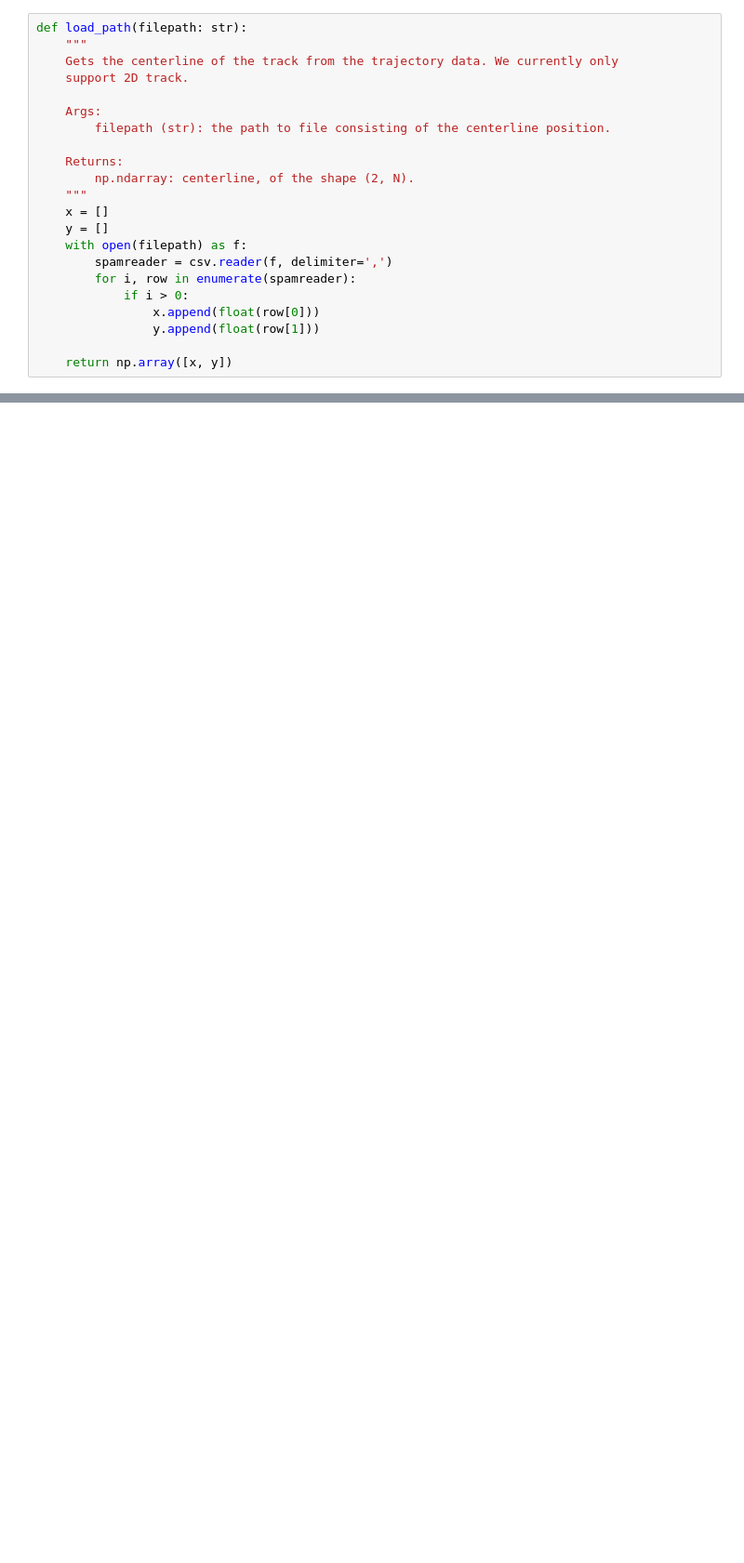
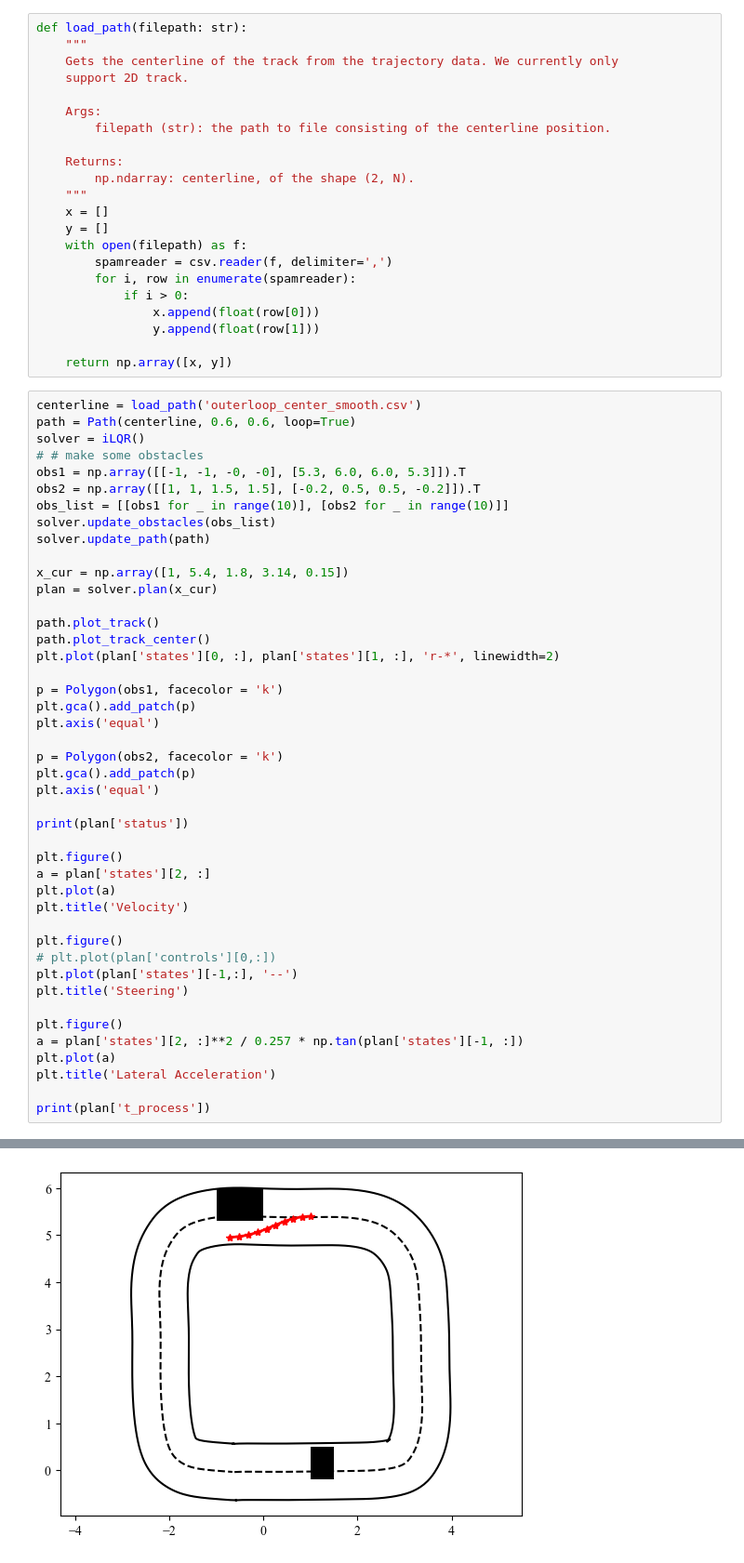
Before and after one commit to SafeRoboticsLab/PrincetonRaceCar_planning, a Jupyter notebook: ilqr_planning_ros/scripts/planner/test_ilqr.ipynb, the cells around one changed output, grey strips where cells are left out. Shown at 93% size. Drawn from its saved outputs; the diff is of its cells as text; blank space fills up the shorter version.

Commit message:
update obstacle with hpp fcl

```diff
--- a/ilqr_planning_ros/scripts/planner/test_ilqr.ipynb
+++ b/ilqr_planning_ros/scripts/planner/test_ilqr.ipynb
@@ -39,3 +45,48 @@ def load_path(filepath: str):
                 y.append(float(row[1]))
 
     return np.array([x, y])
+# %%
+centerline = load_path('outerloop_center_smooth.csv')
+path = Path(centerline, 0.6, 0.6, loop=True)
+solver = iLQR()
+# # make some obstacles
+obs1 = np.array([[-1, -1, -0, -0], [5.3, 6.0, 6.0, 5.3]]).T
+obs2 = np.array([[1, 1, 1.5, 1.5], [-0.2, 0.5, 0.5, -0.2]]).T
+obs_list = [[obs1 for _ in range(10)], [obs2 for _ in range(10)]]
+solver.update_obstacles(obs_list)
+solver.update_path(path)
+
+x_cur = np.array([1, 5.4, 1.8, 3.14, 0.15])
+plan = solver.plan(x_cur)
+
+path.plot_track()
+path.plot_track_center()
+plt.plot(plan['states'][0, :], plan['states'][1, :], 'r-*', linewidth=2)
+
+p = Polygon(obs1, facecolor = 'k')
+plt.gca().add_patch(p)
+plt.axis('equal')
+
+p = Polygon(obs2, facecolor = 'k')
+plt.gca().add_patch(p)
+plt.axis('equal')
+
+print(plan['status'])
+
+plt.figure()
+a = plan['states'][2, :]
+plt.plot(a)
+plt.title('Velocity')
+
+plt.figure()
+# plt.plot(plan['controls'][0,:])
+plt.plot(plan['states'][-1,:], '--')
+plt.title('Steering')
+
+plt.figure()
+a = plan['states'][2, :]**2 / 0.257 * np.tan(plan['states'][-1, :])
+plt.plot(a)
+plt.title('Lateral Acceleration')
+
+print(plan['t_process'])
+# %% [output]
@@ -41,0 +110 @@ def load_path(filepath: str):
+[figure, added]
```
Also changed, not shown: parts of 7 cells of this notebook, 14 other files.
